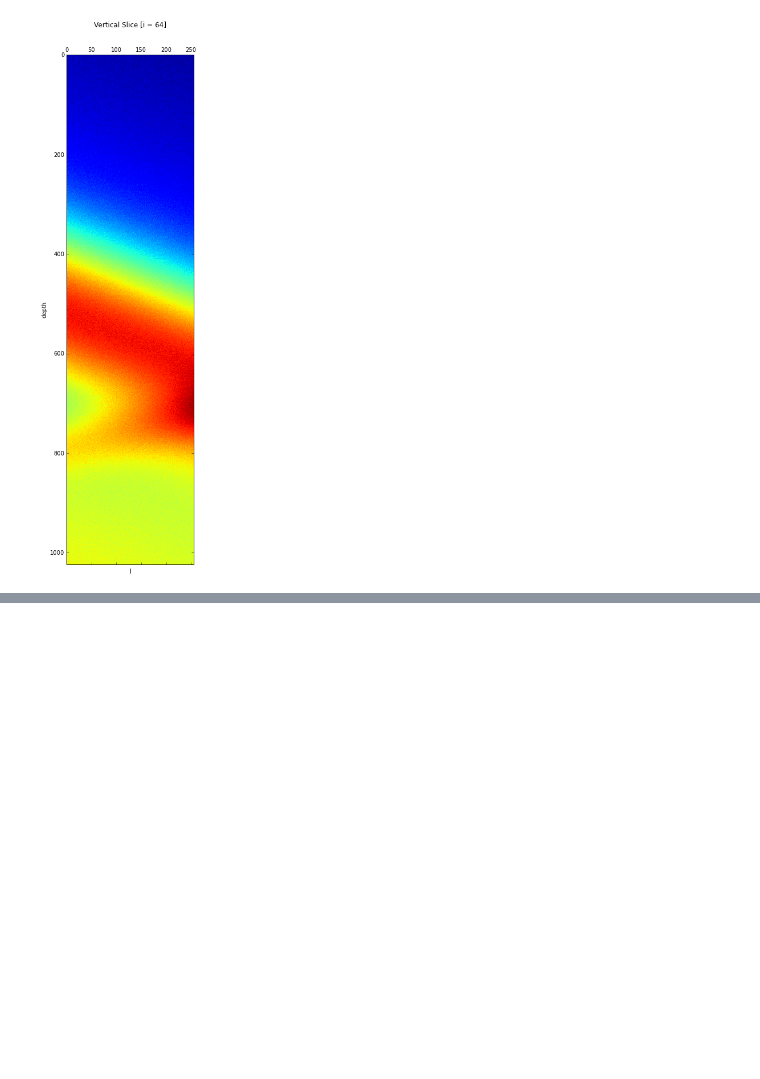
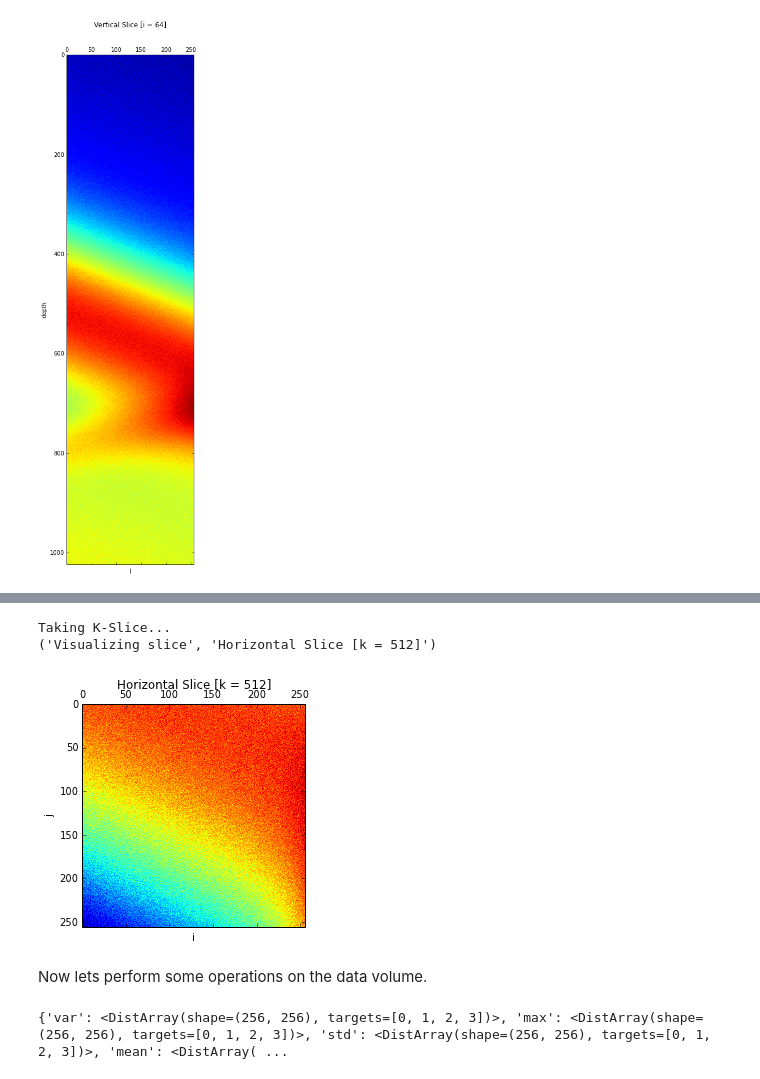
Before and after one commit to enthought/distarray, a Jupyter notebook: examples/seismic-volume/seismic-volume.ipynb, the cells around one changed output, grey strips where cells are left out. Saved outputs shown, nothing was run; the diff lists cells and outputs as text; code cells hidden in the pictures; blank space fills up the shorter version.

```diff
--- a/examples/seismic-volume/seismic-volume.ipynb
+++ b/examples/seismic-volume/seismic-volume.ipynb
@@ -251,0 +277,28 @@ Taking I-Slice...
+# %%
+print('Taking K-Slice...')
+title = 'Horizontal Slice [k = %d]' % (k_index)
+k_slice = vol[:, :, k_index]
+plot_slice(k_slice, title, 'i', 'j')
+# %% [output]
+Taking K-Slice...
+('Visualizing slice', 'Horizontal Slice [k = 512]')
+[figure, added]
+# %% [markdown]
+Now lets perform some operations on the data volume.
+# %%
+trace_min = vol.min(axis=2)
+trace_max = vol.max(axis=2)
+trace_mean = vol.mean(axis=2)
+trace_var = vol.var(axis=2)
+trace_std = vol.std(axis=2)
+# Collect into dict.
+distarray_stats = {
+    'min': trace_min,
+    'max': trace_max,
+    'mean': trace_mean,
+    'var': trace_var,
+    'std': trace_std,
+}
+print distarray_stats
+# %% [output]
+{'var': <DistArray(shape=(256, 256), targets=[0, 1, 2, 3])>, 'max': <DistArray(shape=(256, 256), targets=[0, 1, 2, 3])>, 'std': <DistArray(shape=(256, 256), targets=[0, 1, 2, 3])>, 'mean': <DistArray( ...
```
Also changed, not shown: parts of 2 cells of this notebook.
